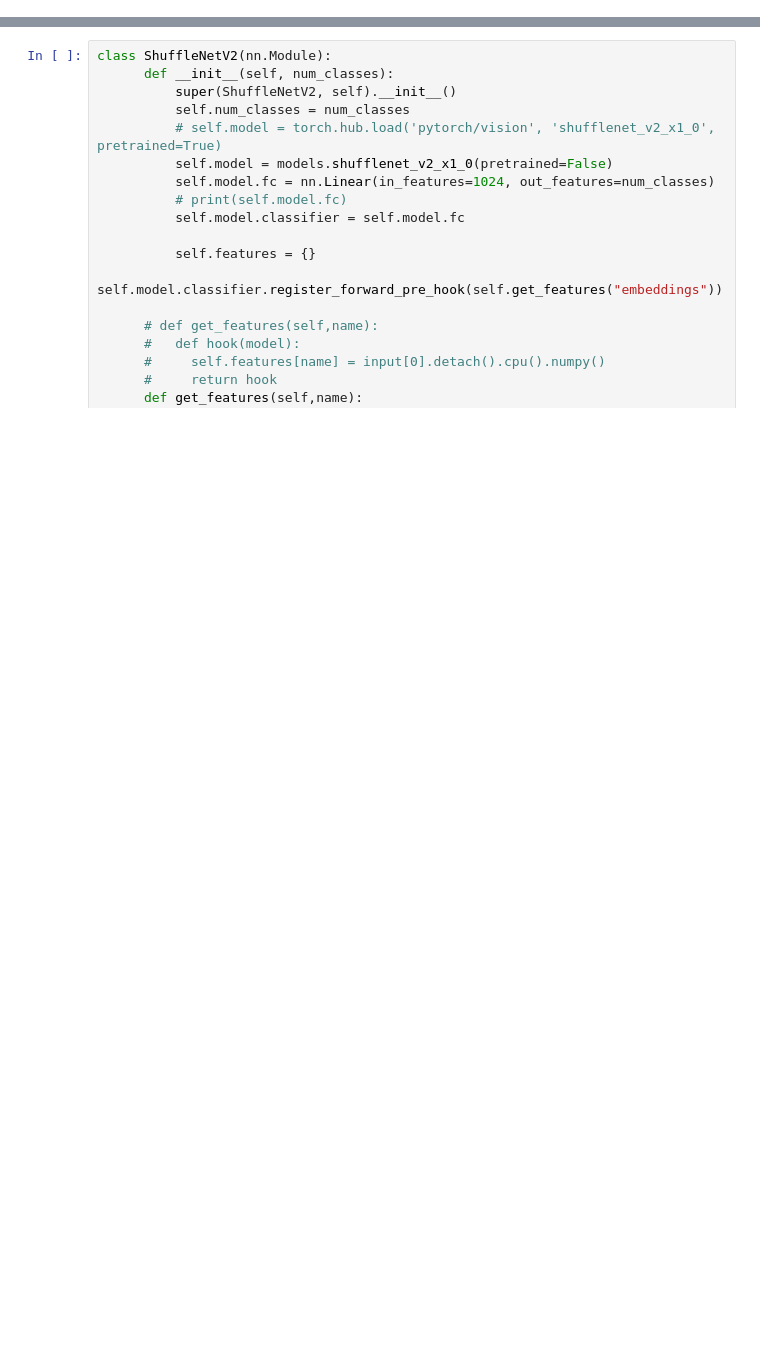
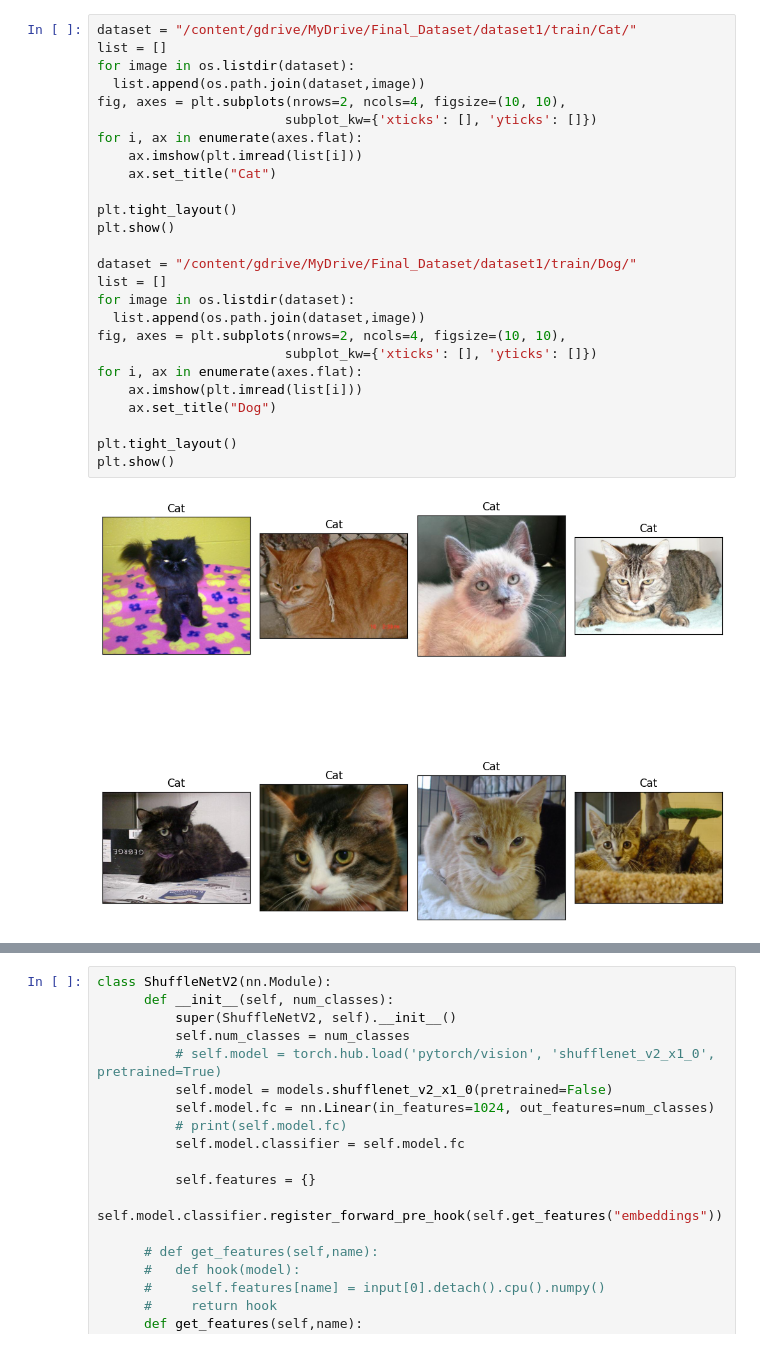
Before and after one commit to mrgps1999/COMP6721_Winter2023_GroupB, a Jupyter notebook: ShuffleNetV2/dataset1_ShufflenetV2.ipynb, the cells around one changed output, grey strips where cells are left out. Drawn from its saved outputs; the diff is of its cells as text; blank space fills up the shorter version.

```diff
--- a/ShuffleNetV2/dataset1_ShufflenetV2.ipynb
+++ b/ShuffleNetV2/dataset1_ShufflenetV2.ipynb
@@ -44,3 +42,31 @@ val_transform = transforms.Compose([
 # %% [output]
 cuda
 Drive already mounted at /content/gdrive/; to attempt to forcibly remount, call drive.mount("/content/gdrive/", force_remount=True).
+# %%
+dataset = "/content/gdrive/MyDrive/Final_Dataset/dataset1/train/Cat/"
+list = []
+for image in os.listdir(dataset):
+  list.append(os.path.join(dataset,image))
+fig, axes = plt.subplots(nrows=2, ncols=4, figsize=(10, 10),
+                        subplot_kw={'xticks': [], 'yticks': []})
+for i, ax in enumerate(axes.flat):
+    ax.imshow(plt.imread(list[i]))
+    ax.set_title("Cat")
+
+plt.tight_layout()
+plt.show()
+
+dataset = "/content/gdrive/MyDrive/Final_Dataset/dataset1/train/Dog/"
+list = []
+for image in os.listdir(dataset):
+  list.append(os.path.join(dataset,image))
+fig, axes = plt.subplots(nrows=2, ncols=4, figsize=(10, 10),
+                        subplot_kw={'xticks': [], 'yticks': []})
+for i, ax in enumerate(axes.flat):
+    ax.imshow(plt.imread(list[i]))
+    ax.set_title("Dog")
+
+plt.tight_layout()
+plt.show()
+# %% [output]
+[figure, added]
```
Also changed, not shown: parts of 11 cells of this notebook, 1 other file.
